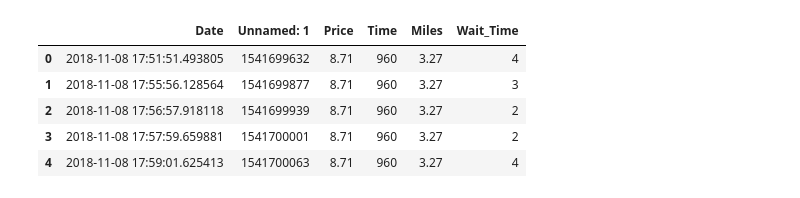
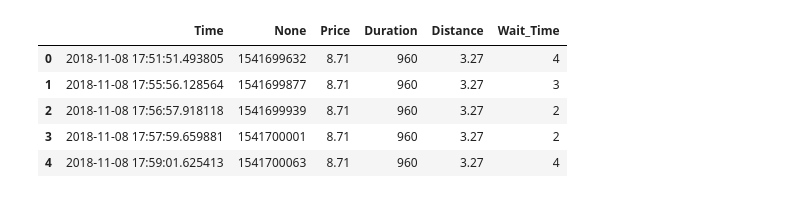
Before and after one commit to ZiningW/CE262Project, a Jupyter notebook: TestFile.ipynb, the cells around one changed output. Cells and saved outputs as stored; diff of their text form; code cells hidden in the pictures.

```diff
--- a/TestFile.ipynb
+++ b/TestFile.ipynb
@@ -7,11 +10,12 @@ import pytz
-# %%
-Data = pd.read_csv('UberPriceTrackXTest.csv')
-Data.head()
-# %% [output]
-|  | Date | Unnamed: 1 | Price | Time | Miles | Wait_Time |
-| 0 | 2018-11-08 17:51:51.493805 | 1541699632 | 8.71 | 960 | 3.27 | 4 |
-| 1 | 2018-11-08 17:55:56.128564 | 1541699877 | 8.71 | 960 | 3.27 | 3 |
-| 2 | 2018-11-08 17:56:57.918118 | 1541699939 | 8.71 | 960 | 3.27 | 2 |
-| 3 | 2018-11-08 17:57:59.659881 | 1541700001 | 8.71 | 960 | 3.27 | 2 |
-| 4 | 2018-11-08 17:59:01.625413 | 1541700063 | 8.71 | 960 | 3.27 | 4 |
+# %%
+Data_X = pd.read_csv('UberPriceTrackX.csv')
+Data_Pool = pd.read_csv('UberPriceTrackPool.csv')
+Data_X.head()
+# %% [output]
+|  | Time | None | Price | Duration | Distance | Wait_Time |
+| 0 | 2018-11-08 17:51:51.493805 | 1541699632 | 8.71 | 960 | 3.27 | 4 |
+| 1 | 2018-11-08 17:55:56.128564 | 1541699877 | 8.71 | 960 | 3.27 | 3 |
+| 2 | 2018-11-08 17:56:57.918118 | 1541699939 | 8.71 | 960 | 3.27 | 2 |
+| 3 | 2018-11-08 17:57:59.659881 | 1541700001 | 8.71 | 960 | 3.27 | 2 |
+| 4 | 2018-11-08 17:59:01.625413 | 1541700063 | 8.71 | 960 | 3.27 | 4 |
 # %%
```
Also changed, not shown: parts of 7 cells of this notebook.
